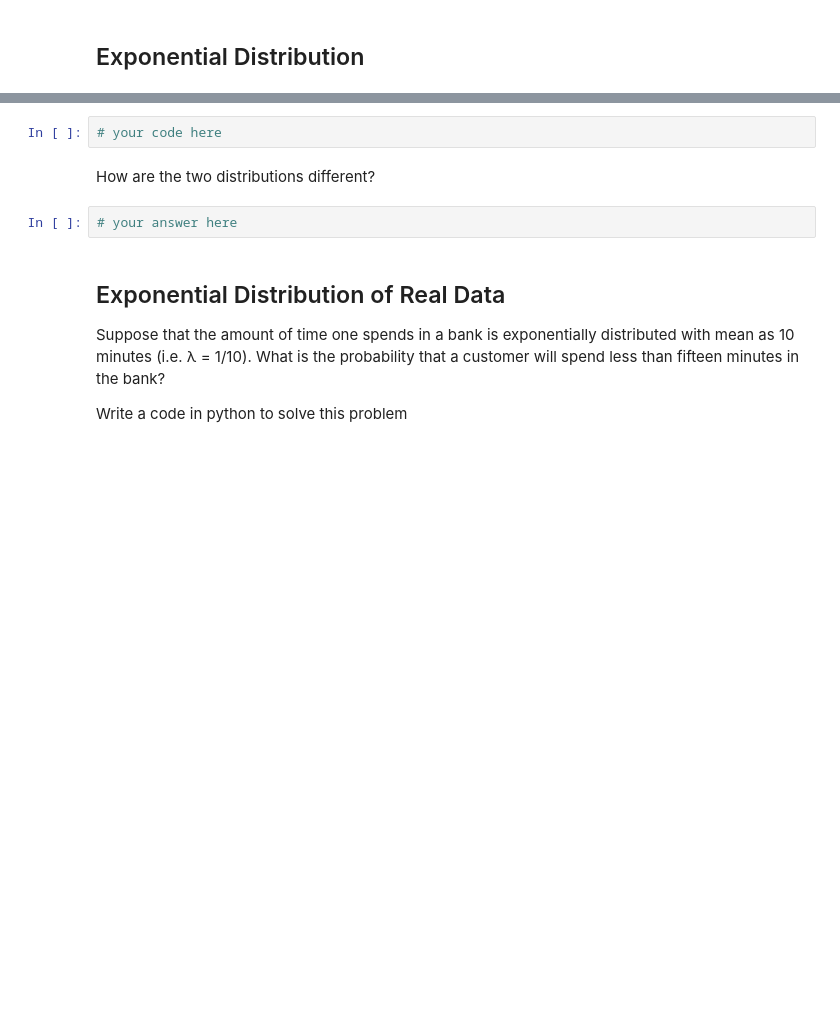
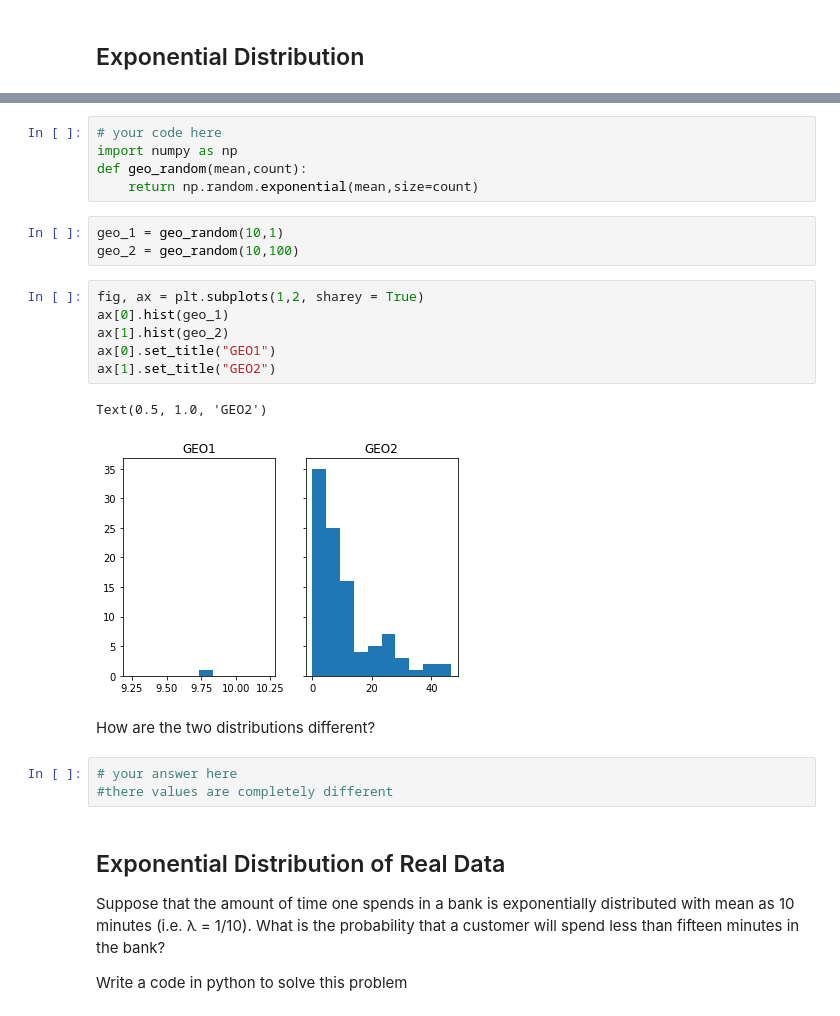
Before and after one commit to 4thSword/datamad0819, a Jupyter notebook: module-2/lab-continuous-probability-distribution/your-code/main.ipynb, the cells around one changed output, grey strips where cells are left out. Cells and saved outputs as stored; diff of their text form; blank space fills up the shorter version.

Commit message:
exponential distribution on going

```diff
--- a/module-2/lab-continuous-probability-distribution/your-code/main.ipynb
+++ b/module-2/lab-continuous-probability-distribution/your-code/main.ipynb
@@ -163,12 +163,28 @@ Which one(s) of the variables are nearly normally distributed? How do you know?
 Your output should look like below:
 
 ![exponential distribution](ed.png)
-# %%
-# your code here
+# %%
+# your code here
+import numpy as np
+def geo_random(mean,count):
+    return np.random.exponential(mean,size=count)
+# %%
+geo_1 = geo_random(10,1)
+geo_2 = geo_random(10,100)
+# %%
+fig, ax = plt.subplots(1,2, sharey = True)
+ax[0].hist(geo_1)
+ax[1].hist(geo_2)
+ax[0].set_title("GEO1")
+ax[1].set_title("GEO2")
+# %% [output]
+Text(0.5, 1.0, 'GEO2')
+[figure, added]
 # %% [markdown]
 How are the two distributions different?
 # %%
 # your answer here
+#there values are completely different
 # %% [markdown]
 ## Exponential Distribution of Real Data
 
```
Also changed, not shown: parts of 2 cells of this notebook.
